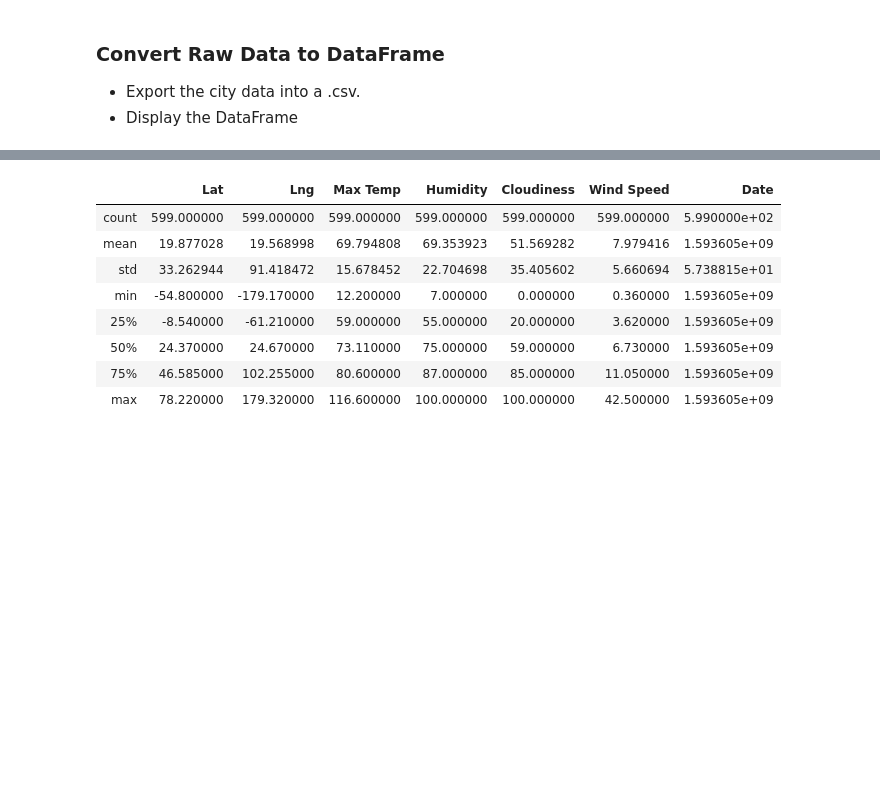
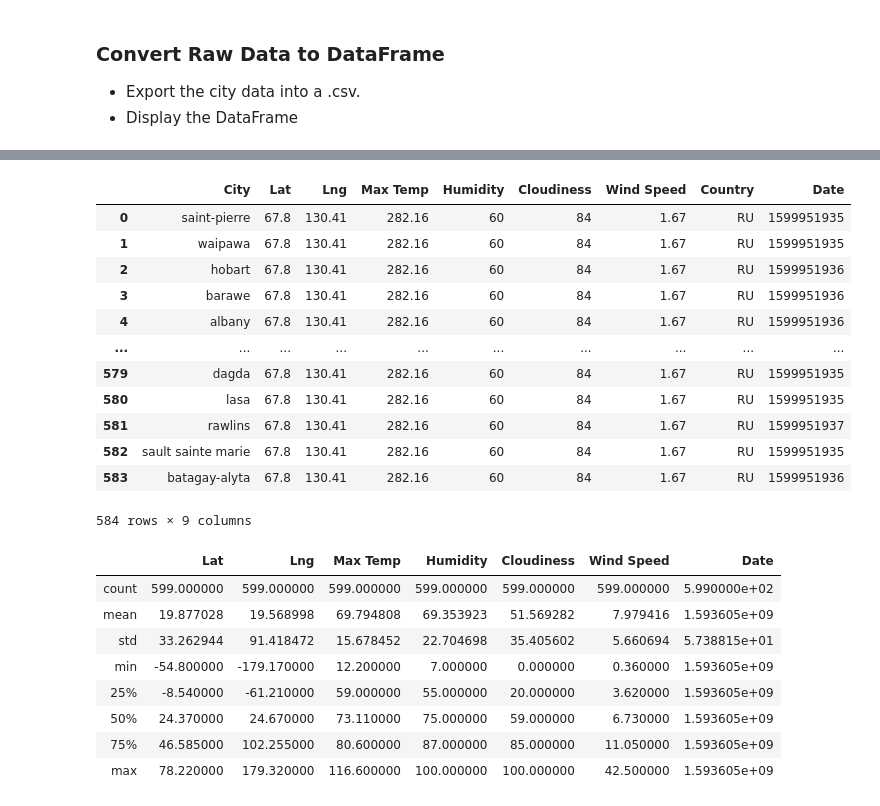
Before and after one commit to loucksjohn/python_api_challenge, a Jupyter notebook: WeatherPy/WeatherPy.ipynb, the cells around one changed output, grey strips where cells are left out. Drawn from its saved outputs; the diff is of its cells as text; code cells hidden in the pictures; blank space fills up the shorter version.

Commit message:
working on city DF

```diff
--- a/WeatherPy/WeatherPy.ipynb
+++ b/WeatherPy/WeatherPy.ipynb
@@ -64,13 +68,3 @@ weather_response
 ### Perform API Calls
 * Perform a weather check on each city using a series of successive API calls.
 * Include a print log of each city as it'sbeing processed (with the city number and city name).
-# %%
-city_data=[]
-
-
-for i,city in enumerate:
-    response = requests.get(query_url + city).json()
-    lat.append(response['coord']['lat'])
-    temp.append(response['main']['temp'])
-    #print(f"The latitude information received is: {lat}")
-#print(f"The temperature information received is: {temp}")
@@ -94,0 +71,23 @@ Data Retrieval Complete
+# %%
+city_data=[]
+lat=[]
+lon=[]
+temp=[]
+humid=[]
+cloud=[]
+wind=[]
+country=[]
+date=[]
+
+
+for i,city in enumerate (cities):
+    response = requests.get(query_url + city).json()
+    lat.append(response['coord']['lat'])
+    lon.append(response['coord']['lon'])
+    temp.append(response['main']['temp_max'])
+    humid.append(response['main']['humidity'])
+    cloud.append(response['clouds']['all'])
+    wind.append(response['wind']['speed'])
+    country.append(response['sys']['country'])
+    date.append(response['dt'])
+    print(i, city)
@@ -107,3 +116,21 @@ Data Retrieval Complete
+# %%
+weather_df = pd.DataFrame({"City": cities, "Lat": lat, "Lng": lon, "Max Temp": temp, "Humidity": humid, "Cloudiness": cloud, "Wind Speed": wind, "Country": country, "Date": date})
+weather_df
+#cities_pd.to_csv("Airport_Output.csv")
+# %% [output]
+|  | City | Lat | Lng | Max Temp | Humidity | Cloudiness | Wind Speed | Country | Date |
+| 0 | saint-pierre | 67.8 | 130.41 | 282.16 | 60 | 84 | 1.67 | RU | 1599951935 |
+| 1 | waipawa | 67.8 | 130.41 | 282.16 | 60 | 84 | 1.67 | RU | 1599951935 |
+| 2 | hobart | 67.8 | 130.41 | 282.16 | 60 | 84 | 1.67 | RU | 1599951936 |
+| 3 | barawe | 67.8 | 130.41 | 282.16 | 60 | 84 | 1.67 | RU | 1599951936 |
+| 4 | albany | 67.8 | 130.41 | 282.16 | 60 | 84 | 1.67 | RU | 1599951936 |
+| ... | ... | ... | ... | ... | ... | ... | ... | ... | ... |
+| 579 | dagda | 67.8 | 130.41 | 282.16 | 60 | 84 | 1.67 | RU | 1599951935 |
+| 580 | lasa | 67.8 | 130.41 | 282.16 | 60 | 84 | 1.67 | RU | 1599951935 |
+| 581 | rawlins | 67.8 | 130.41 | 282.16 | 60 | 84 | 1.67 | RU | 1599951937 |
+| 582 | sault sainte marie | 67.8 | 130.41 | 282.16 | 60 | 84 | 1.67 | RU | 1599951935 |
+| 583 | batagay-alyta | 67.8 | 130.41 | 282.16 | 60 | 84 | 1.67 | RU | 1599951936 |
+584 rows × 9 columns
 # %%
 # %% [output]
 |  | Lat | Lng | Max Temp | Humidity | Cloudiness | Wind Speed | Date |
```
Also changed, not shown: parts of 6 cells of this notebook.
